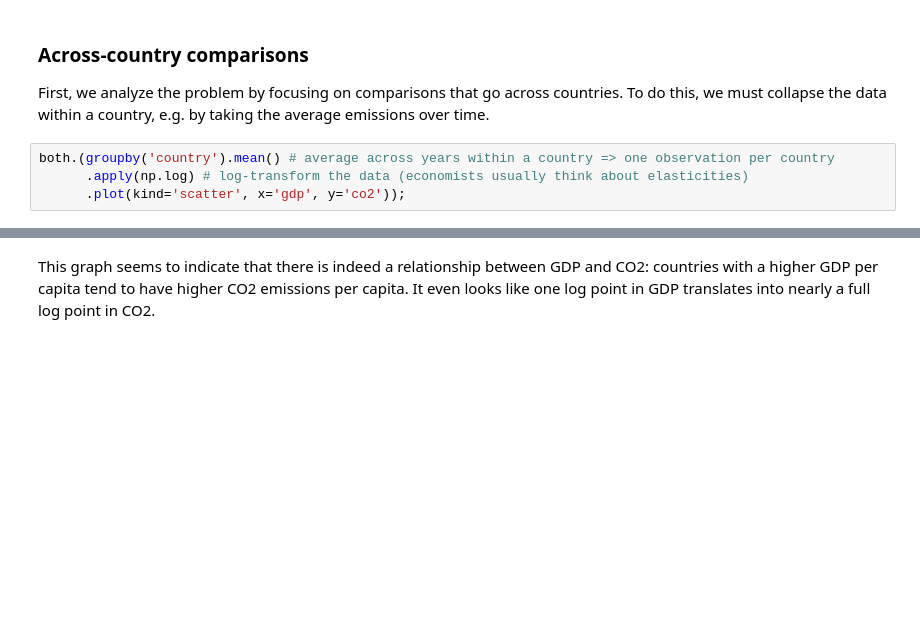
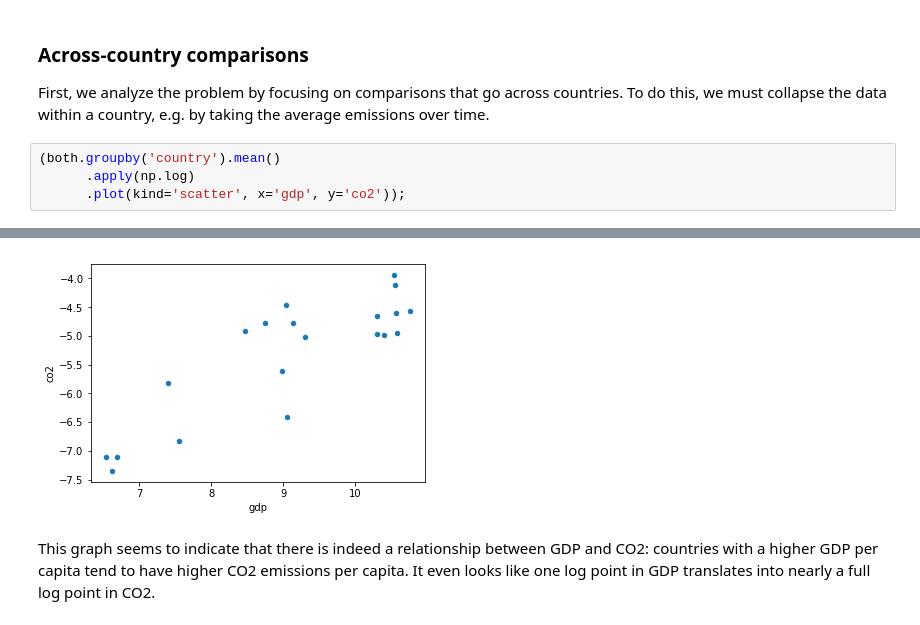
Before and after one commit to NumEconCopenhagen/lectures-2019, a Jupyter notebook: 07/Fun applications.ipynb, the cells around one changed output, grey strips where cells are left out. Drawn from its saved outputs; the diff is of its cells as text; blank space fills up the shorter version.

```diff
--- a/07/Fun applications.ipynb
+++ b/07/Fun applications.ipynb
@@ -246,7 +246,7 @@ The above is across countries, what is the relationship between avg. GDP and avg
 
 First, we analyze the problem by focusing on comparisons that go across countries. To do this, we must collapse the data within a country, e.g. by taking the average emissions over time.
 # %%
-both.(groupby('country').mean() # average across years within a country => one observation per country
-      .apply(np.log) # log-transform the data (economists usually think about elasticities)
+(both.groupby('country').mean()
+      .apply(np.log)
       .plot(kind='scatter', x='gdp', y='co2'));
 # %% [output]
@@ -254,3 +253,4 @@ SyntaxError: invalid syntax (<ipython-input-38-4fb7f62d1480>, line 1)
+[figure, added]
 # %% [markdown]
 This graph seems to indicate that there is indeed a relationship between GDP and CO2: countries with a higher GDP per capita tend to have higher CO2 emissions per capita. It even looks like one log point in GDP translates into nearly a full log point in CO2.
 # %% [markdown]
```
Also changed, not shown: parts of 14 cells of this notebook.
